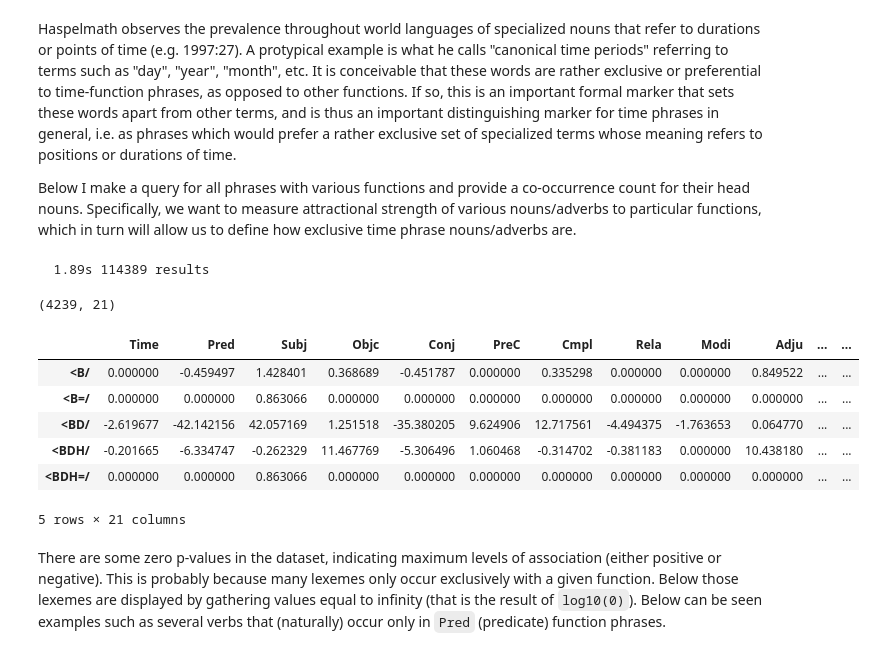
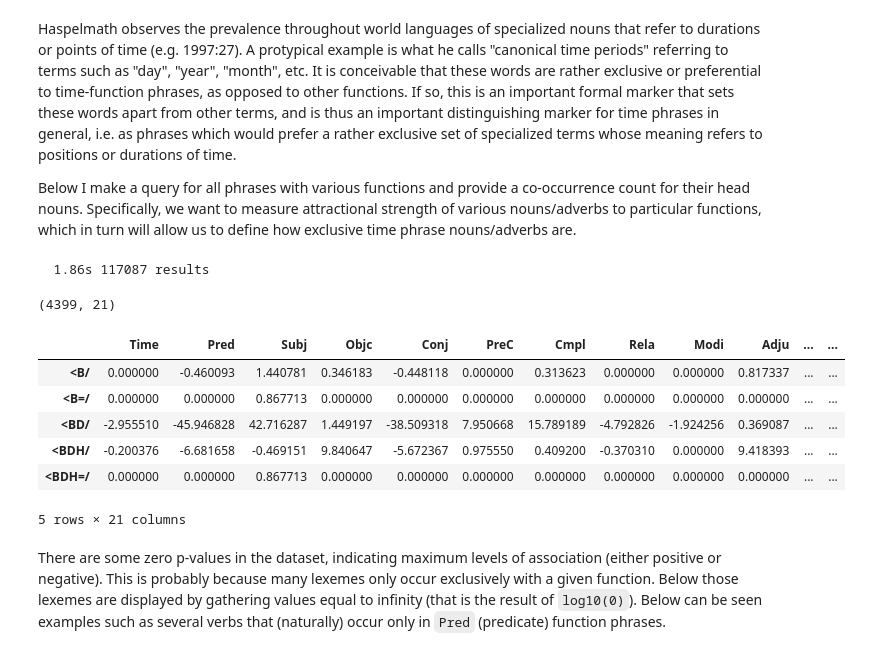
Before and after one commit to CambridgeSemiticsLab/BH_time_collocations, a Jupyter notebook: analysis/SBH_time_expressions.ipynb, the cells around one changed output. Saved outputs shown, nothing was run; the diff lists cells and outputs as text; code cells hidden in the pictures.

```diff
--- a/analysis/SBH_time_expressions.ipynb
+++ b/analysis/SBH_time_expressions.ipynb
@@ -1210,38 +1210,38 @@ Below I make a query for all phrases with various functions and provide a co-occ
 # %%
 corpus_function_query = '''
 
 corpus
     phrase function#PtcO|PreS|PreO
-        -noun_heads> word pdp#prep ls#card|ppre
+        <nhead- word pdp#prep ls#card|ppre
 '''
 
-corpus_functions = B.search(corpus_function_query, sets={'corpus': corpus})
+corpus_functions = A.search(corpus_function_query, sets={'corpus': corpus})
 
 funct_maps = {'PreO': 'Pred', 'PreS': 'Pred', 'PtcO': 'Pred',
               'IntS': 'Intj', 'NCoS': 'NCop','ModS': 'Modi',
               'ExsS': 'Exst'}
 
 # make the counts
 corpusfuncts = collections.defaultdict(lambda: collections.Counter())
 for book, phrase, head_word in corpus_functions:
     function = funct_maps.get(F.function.v(phrase), F.function.v(phrase))
     head_lex = F.lex.v(head_word)
     corpusfuncts[function][head_lex] += 1
 corpusfuncts = pd.DataFrame(corpusfuncts).fillna(0)
 
 corpfuncts = apply_fishers(corpusfuncts)
 
 print(corpfuncts.shape)
 corpfuncts.head()
 # %% [output]
-  1.89s 114389 results
+  1.86s 117087 results
-(4239, 21)
+(4399, 21)
 |  | Time | Pred | Subj | Objc | Conj | PreC | Cmpl | Rela | Modi | Adju | ... | ... |
-| <B/ | 0.000000 | -0.459497 | 1.428401 | 0.368689 | -0.451787 | 0.000000 | 0.335298 | 0.000000 | 0.000000 | 0.849522 | ... | ... |
-| <B=/ | 0.000000 | 0.000000 | 0.863066 | 0.000000 | 0.000000 | 0.000000 | 0.000000 | 0.000000 | 0.000000 | 0.000000 | ... | ... |
-| <BD/ | -2.619677 | -42.142156 | 42.057169 | 1.251518 | -35.380205 | 9.624906 | 12.717561 | -4.494375 | -1.763653 | 0.064770 | ... | ... |
-| <BDH/ | -0.201665 | -6.334747 | -0.262329 | 11.467769 | -5.306496 | 1.060468 | -0.314702 | -0.381183 | 0.000000 | 10.438180 | ... | ... |
-| <BDH=/ | 0.000000 | 0.000000 | 0.863066 | 0.000000 | 0.000000 | 0.000000 | 0.000000 | 0.000000 | 0.000000 | 0.000000 | ... | ... |
+| <B/ | 0.000000 | -0.460093 | 1.440781 | 0.346183 | -0.448118 | 0.000000 | 0.313623 | 0.000000 | 0.000000 | 0.817337 | ... | ... |
+| <B=/ | 0.000000 | 0.000000 | 0.867713 | 0.000000 | 0.000000 | 0.000000 | 0.000000 | 0.000000 | 0.000000 | 0.000000 | ... | ... |
+| <BD/ | -2.955510 | -45.946828 | 42.716287 | 1.449197 | -38.509318 | 7.950668 | 15.789189 | -4.792826 | -1.924256 | 0.369087 | ... | ... |
+| <BDH/ | -0.200376 | -6.681658 | -0.469151 | 9.840647 | -5.672367 | 0.975550 | 0.409200 | -0.370310 | 0.000000 | 9.418393 | ... | ... |
+| <BDH=/ | 0.000000 | 0.000000 | 0.867713 | 0.000000 | 0.000000 | 0.000000 | 0.000000 | 0.000000 | 0.000000 | 0.000000 | ... | ... |
 5 rows × 21 columns
 # %% [markdown]
 There are some zero p-values in the dataset, indicating maximum levels of association (either positive or negative). This is probably because many lexemes only occur exclusively with a given function. Below those lexemes are displayed by gathering values equal to infinity (that is the result of `log10(0)`). Below can be seen examples such as several verbs that (naturally) occur only in `Pred` (predicate) function phrases.
```
Also changed, not shown: parts of 13 cells of this notebook.
